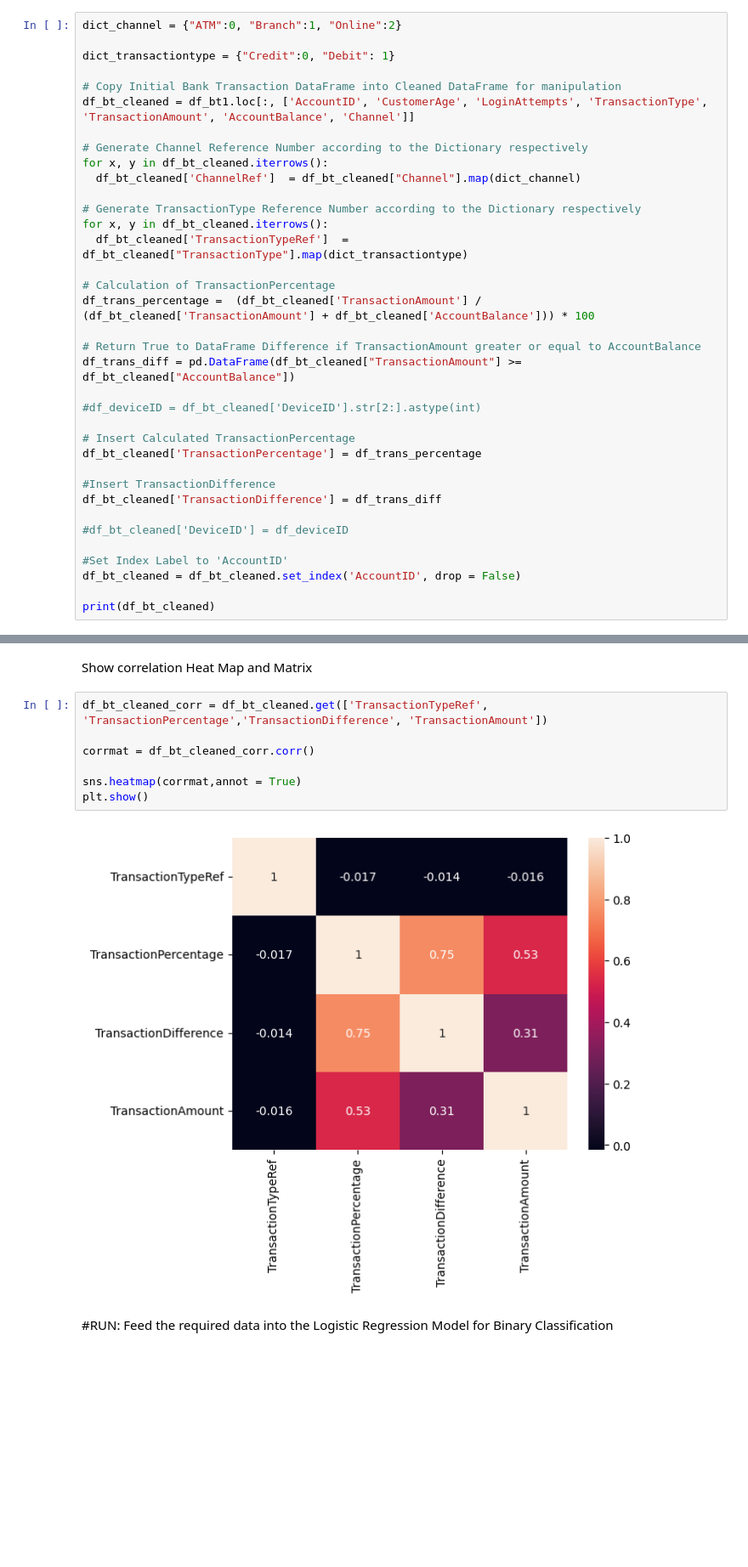
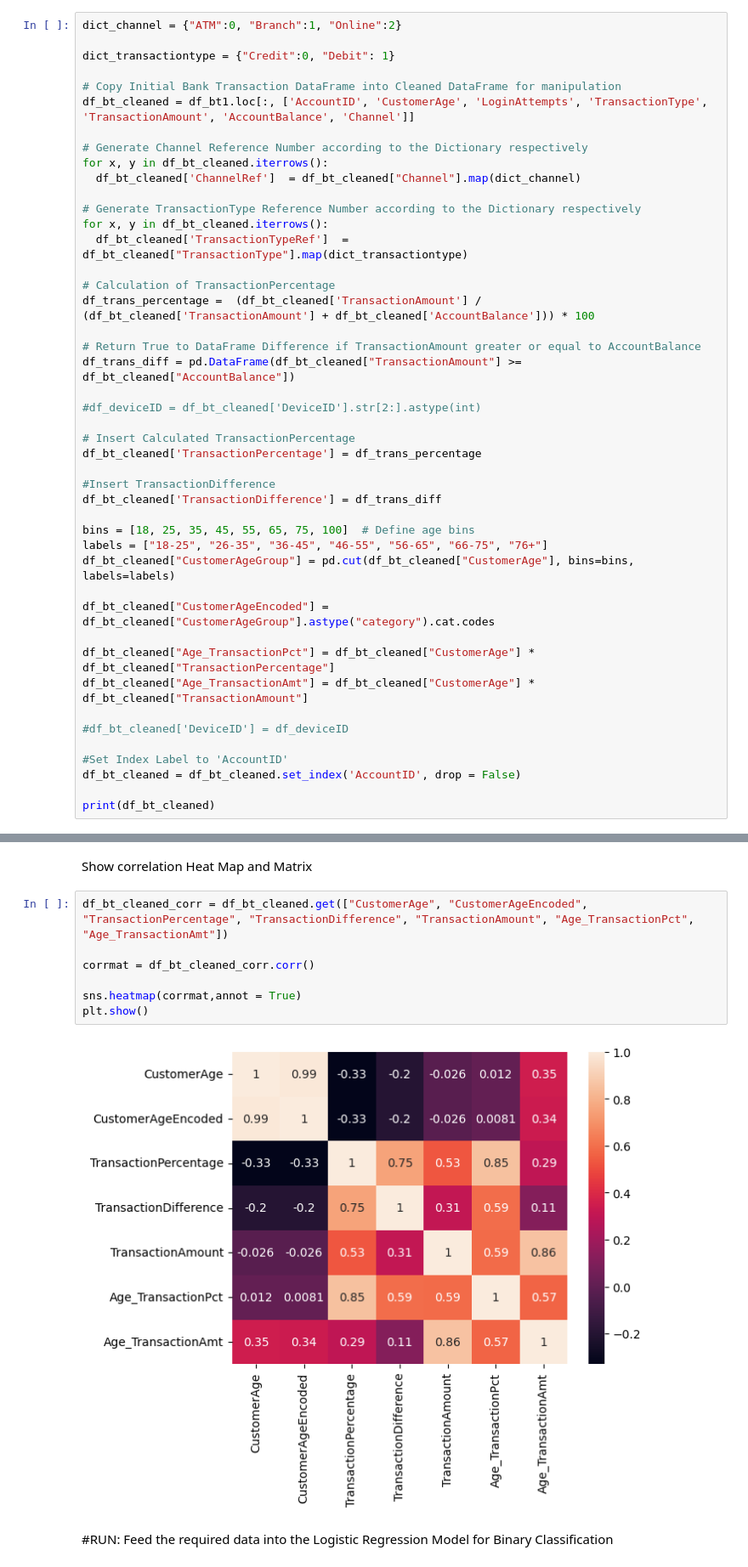
Before and after one commit to cheonghf/ML-P4-03, a Jupyter notebook: Project_SourceCode_P4_03.ipynb, the cells around one changed output, grey strips where cells are left out. Shown: that part at 85% size. Drawn from its saved outputs; the diff is of its cells as text; blank space fills up the shorter version.

```diff
--- a/Project_SourceCode_P4_03.ipynb
+++ b/Project_SourceCode_P4_03.ipynb
@@ -115,6 +126,15 @@ df_bt_cleaned['TransactionPercentage'] = df_trans_percentage
 #Insert TransactionDifference
 df_bt_cleaned['TransactionDifference'] = df_trans_diff
 
+bins = [18, 25, 35, 45, 55, 65, 75, 100]  # Define age bins
+labels = ["18-25", "26-35", "36-45", "46-55", "56-65", "66-75", "76+"]
+df_bt_cleaned["CustomerAgeGroup"] = pd.cut(df_bt_cleaned["CustomerAge"], bins=bins, labels=labels)
+
+df_bt_cleaned["CustomerAgeEncoded"] = df_bt_cleaned["CustomerAgeGroup"].astype("category").cat.codes
+
+df_bt_cleaned["Age_TransactionPct"] = df_bt_cleaned["CustomerAge"] * df_bt_cleaned["TransactionPercentage"]
+df_bt_cleaned["Age_TransactionAmt"] = df_bt_cleaned["CustomerAge"] * df_bt_cleaned["TransactionAmount"]
+
 #df_bt_cleaned['DeviceID'] = df_deviceID
 
 #Set Index Label to 'AccountID'
@@ -205,14 +215,14 @@ df_bt_cleaned.AccountID.unique().size
 # %% [markdown]
 Show correlation Heat Map and Matrix
 # %%
-df_bt_cleaned_corr = df_bt_cleaned.get(['TransactionTypeRef', 'TransactionPercentage','TransactionDifference', 'TransactionAmount'])
+df_bt_cleaned_corr = df_bt_cleaned.get(["CustomerAge", "CustomerAgeEncoded", "TransactionPercentage", "TransactionDifference", "TransactionAmount", "Age_TransactionPct", "Age_TransactionAmt"])
 
 corrmat = df_bt_cleaned_corr.corr()
 
 sns.heatmap(corrmat,annot = True)
 plt.show()
 # %% [output]
-[figure, old version]
+[figure, new version]
 # %% [markdown]
 #RUN: Feed the required data into the Logistic Regression Model for Binary Classification
 # %%
```
Also changed, not shown: parts of 8 cells of this notebook.
